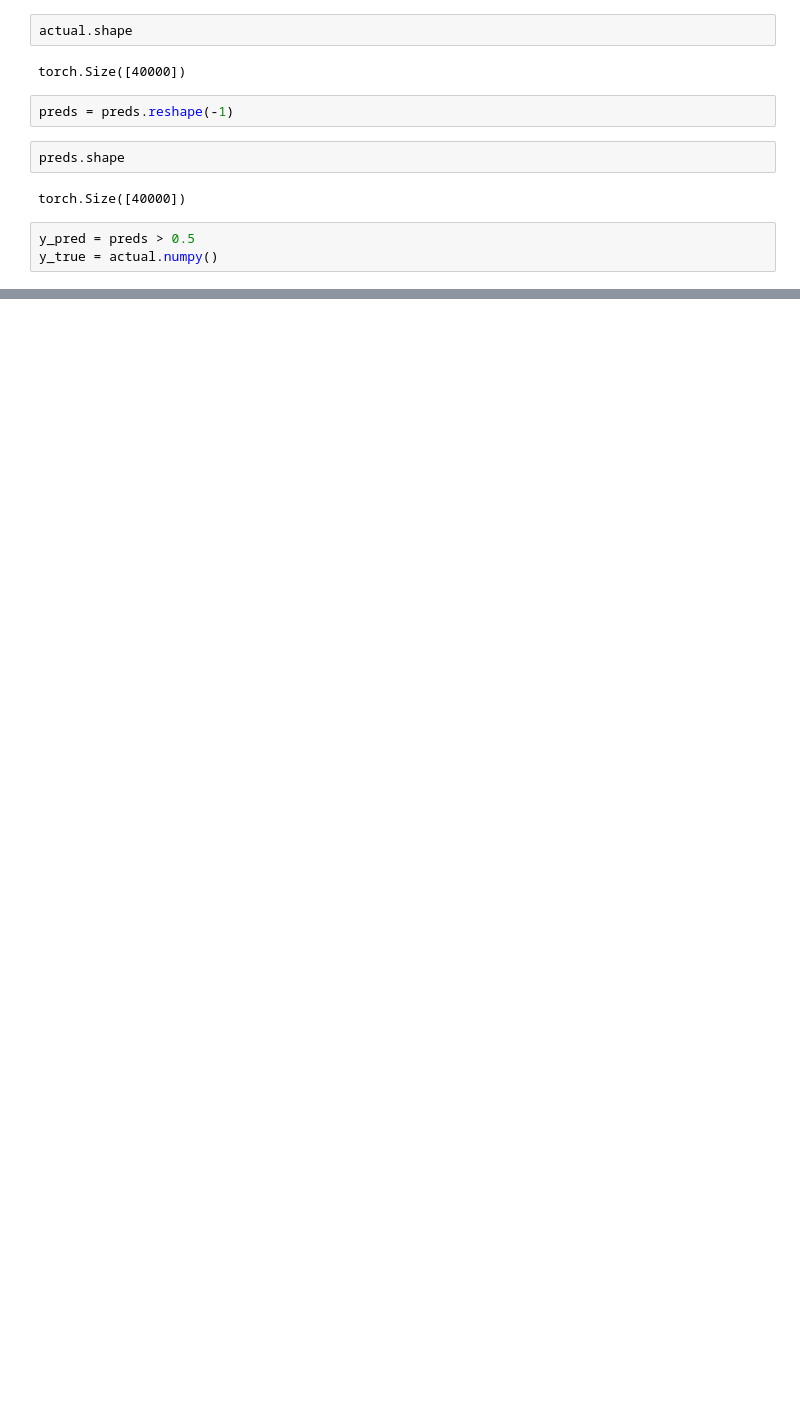
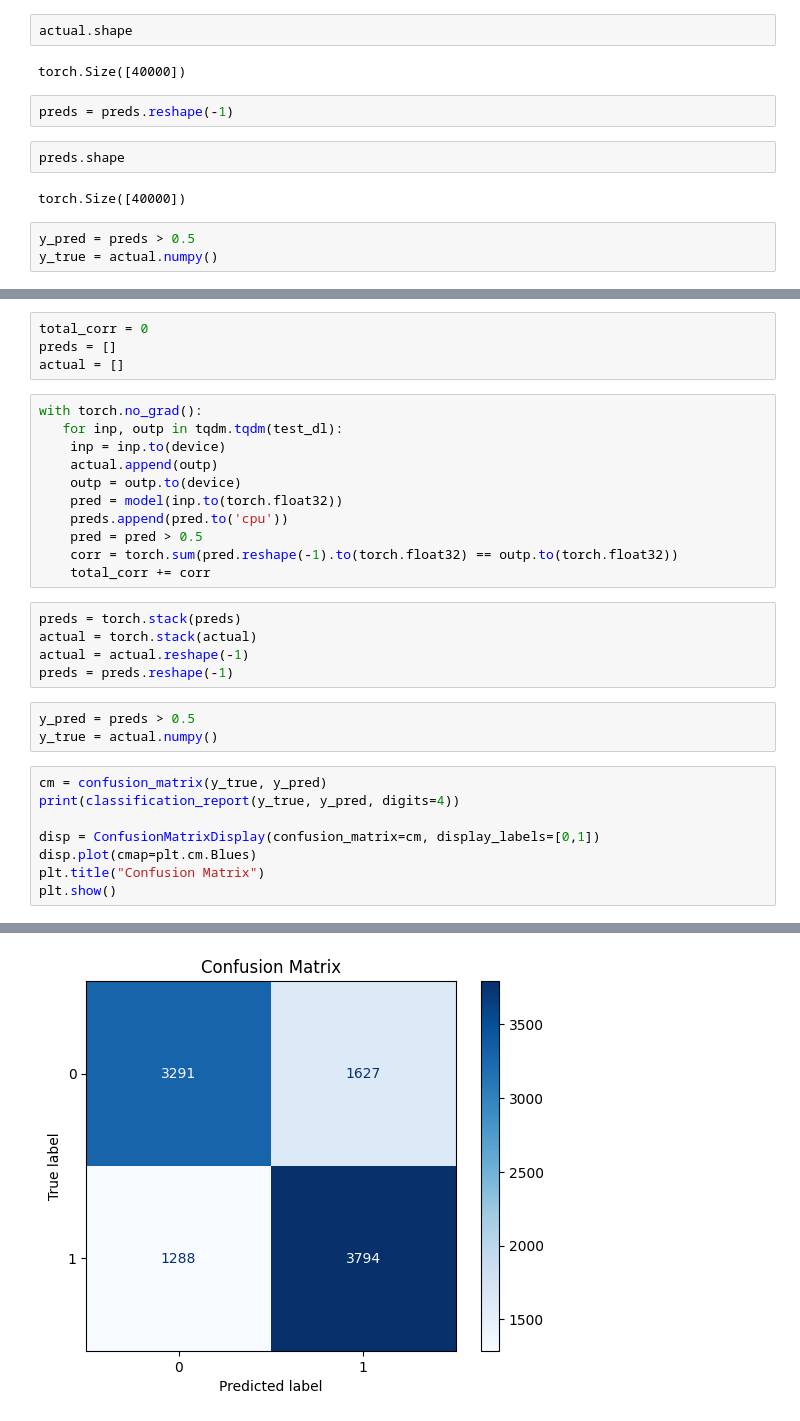
Before and after one commit to Amination-Gogia/23B1210_Build-Your-Own-GPT-Bot, a Jupyter notebook: Week-3/Transformer_embedded_lstm.ipynb, the cells around one changed output, grey strips where cells are left out. Drawn from its saved outputs; the diff is of its cells as text; blank space fills up the shorter version.

```diff
--- a/Week-3/Transformer_embedded_lstm.ipynb
+++ b/Week-3/Transformer_embedded_lstm.ipynb
@@ -349,0 +385,32 @@ weighted avg     0.7564    0.7559    0.7558     40000
+# %%
+total_corr = 0
+preds = []
+actual = []
+# %%
+with torch.no_grad():
+   for inp, outp in tqdm.tqdm(test_dl):
+    inp = inp.to(device)
+    actual.append(outp)
+    outp = outp.to(device)
+    pred = model(inp.to(torch.float32))
+    preds.append(pred.to('cpu'))
+    pred = pred > 0.5
+    corr = torch.sum(pred.reshape(-1).to(torch.float32) == outp.to(torch.float32))
+    total_corr += corr
+# %%
+preds = torch.stack(preds)
+actual = torch.stack(actual)
+actual = actual.reshape(-1)
+preds = preds.reshape(-1)
+# %%
+y_pred = preds > 0.5
+y_true = actual.numpy()
+# %%
+cm = confusion_matrix(y_true, y_pred)
+print(classification_report(y_true, y_pred, digits=4))
+
+disp = ConfusionMatrixDisplay(confusion_matrix=cm, display_labels=[0,1])
+disp.plot(cmap=plt.cm.Blues)
+plt.title("Confusion Matrix")
+plt.show()
+# %% [output]
@@ -349,0 +425 @@ weighted avg     0.7564    0.7559    0.7558     40000
+[figure, added]
```
Also changed, not shown: parts of 28 cells of this notebook.
